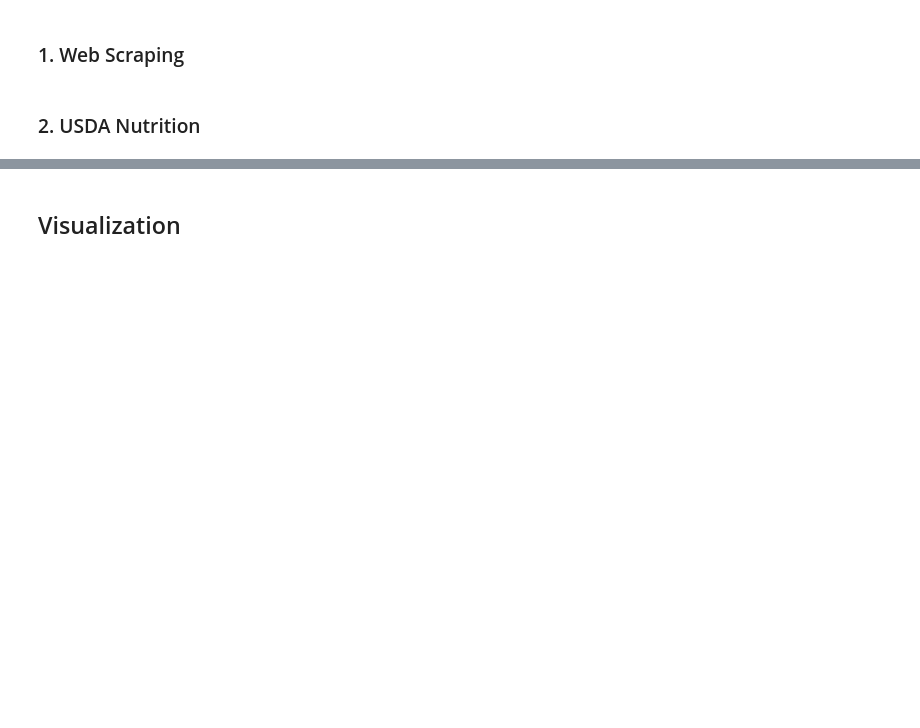
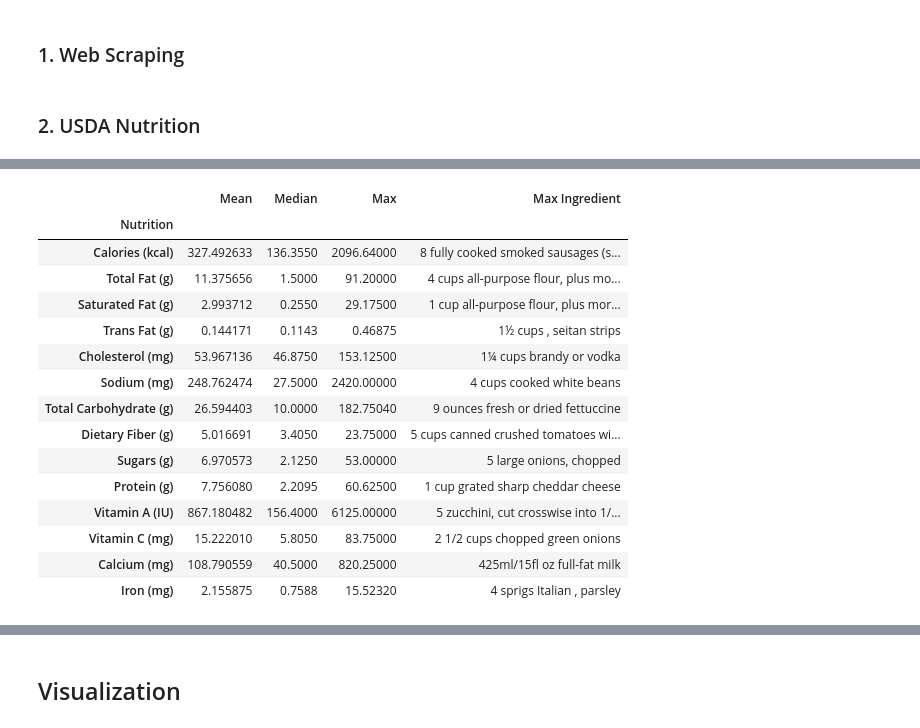
Before and after one commit to nemasobhani/Nutrition-from-Web-Scraped-Recipes, a Jupyter notebook: Project_Final_Report.ipynb, the cells around one changed output, grey strips where cells are left out. Saved outputs shown, nothing was run; the diff lists cells and outputs as text; code cells hidden in the pictures; blank space fills up the shorter version.

```diff
--- a/Project_Final_Report.ipynb
+++ b/Project_Final_Report.ipynb
@@ -79,0 +103,20 @@ Due to the nature of the USDA nutritional data, if a value was not included, it
+# %%
+# Analytics by Ingredient
+IngredientAnalyze(analysis=True)
+# %% [output]
+|  | Mean | Median | Max | Max Ingredient |
+| Nutrition |  |  |  |  |
+| Calories (kcal) | 327.492633 | 136.3550 | 2096.64000 | 8 fully cooked smoked sausages (s... |
+| Total Fat (g) | 11.375656 | 1.5000 | 91.20000 | 4 cups all-purpose flour, plus mo... |
+| Saturated Fat (g) | 2.993712 | 0.2550 | 29.17500 | 1 cup all-purpose flour, plus mor... |
+| Trans Fat (g) | 0.144171 | 0.1143 | 0.46875 | 1½ cups , seitan strips |
+| Cholesterol (mg) | 53.967136 | 46.8750 | 153.12500 | 1¼ cups brandy or vodka |
+| Sodium (mg) | 248.762474 | 27.5000 | 2420.00000 | 4 cups cooked white beans |
+| Total Carbohydrate (g) | 26.594403 | 10.0000 | 182.75040 | 9 ounces fresh or dried fettuccine |
+| Dietary Fiber (g) | 5.016691 | 3.4050 | 23.75000 | 5 cups canned crushed tomatoes wi... |
+| Sugars (g) | 6.970573 | 2.1250 | 53.00000 | 5 large onions, chopped |
+| Protein (g) | 7.756080 | 2.2095 | 60.62500 | 1 cup grated sharp cheddar cheese |
+| Vitamin A (IU) | 867.180482 | 156.4000 | 6125.00000 | 5 zucchini, cut crosswise into 1/... |
+| Vitamin C (mg) | 15.222010 | 5.8050 | 83.75000 | 2 1/2 cups chopped green onions |
+| Calcium (mg) | 108.790559 | 40.5000 | 820.25000 | 425ml/15fl oz full-fat milk |
+| Iron (mg) | 2.155875 | 0.7588 | 15.52320 | 4 sprigs Italian , parsley |
```
Also changed, not shown: parts of 6 cells of this notebook, 1 other file.
